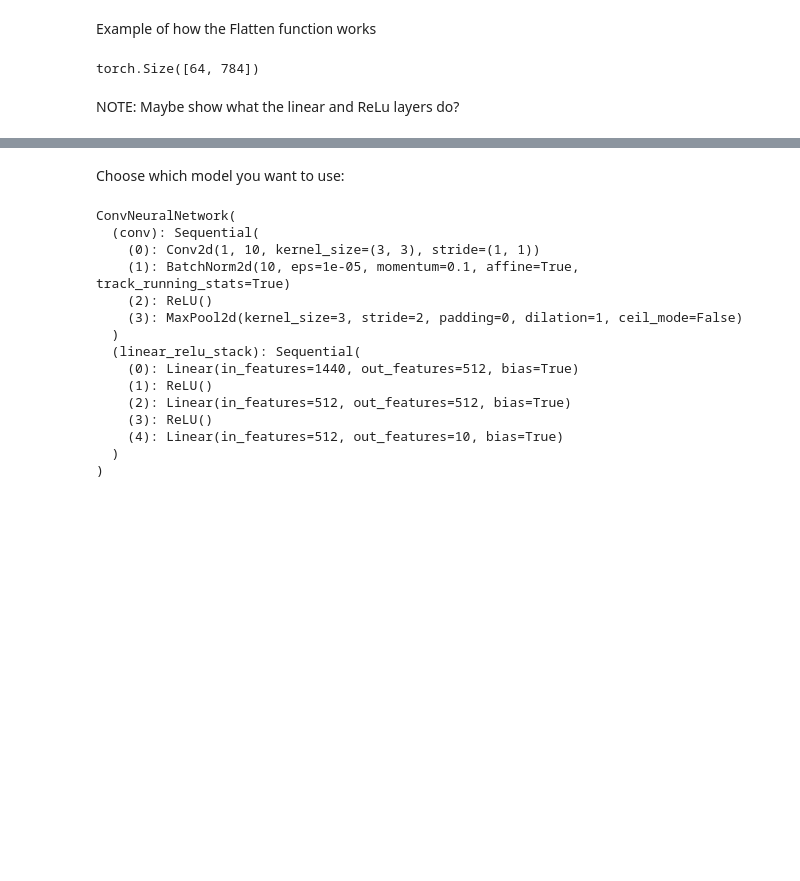
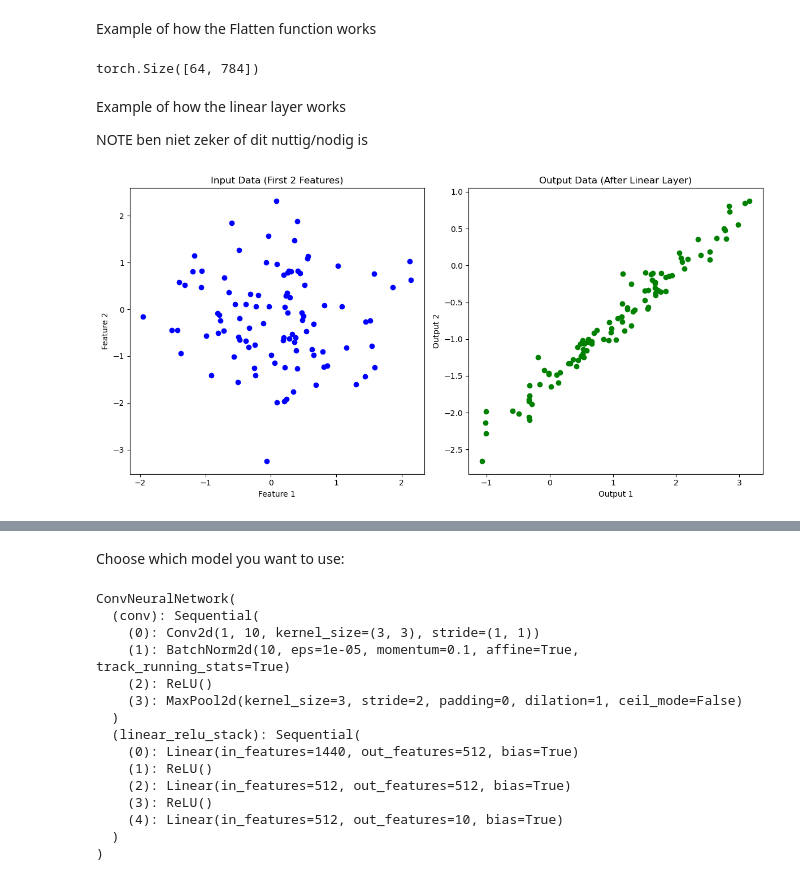
Before and after one commit to helenalecluyse/tutorialPyTorch, a Jupyter notebook: tutorial_notebook.ipynb, the cells around one changed output, grey strips where cells are left out. Drawn from its saved outputs; the diff is of its cells as text; code cells hidden in the pictures; blank space fills up the shorter version.

Commit message:
solves some of the notes

```diff
--- a/tutorial_notebook.ipynb
+++ b/tutorial_notebook.ipynb
@@ -183,5 +185,47 @@ output = flatten(sample_image)
 output.size()
 # %% [output]
 torch.Size([64, 784])
-# %% [markdown]
-NOTE: Maybe show what the linear and ReLu layers do?
+# %% [markdown]
+Example of how the linear layer works
+
+NOTE ben niet zeker of dit nuttig/nodig is
+# %%
+import numpy as np
+import matplotlib.pyplot as plt
+
+# Set a random seed for reproducibility
+np.random.seed(42)
+
+# Generate random input data (100 samples, each with 3 features)
+input_data = np.random.randn(100, 3)
+
+# Initialize random weights (3 inputs -> 2 outputs) and biases (2 outputs)
+weights = np.random.randn(3, 2)
+biases = np.random.randn(2)
+
+# Define the linear layer function
+def linear_layer(x, w, b):
+    return np.dot(x, w) + b
+
+# Apply the linear layer to the input data
+output_data = linear_layer(input_data, weights, biases)
+
+# Plot the first two input features and their corresponding outputs
+fig, axs = plt.subplots(1, 2, figsize=(12, 6))
+
+# Input data plot
+axs[0].scatter(input_data[:, 0], input_data[:, 1], color='blue')
+axs[0].set_title("Input Data (First 2 Features)")
+axs[0].set_xlabel("Feature 1")
+axs[0].set_ylabel("Feature 2")
+
+# Output data plot
+axs[1].scatter(output_data[:, 0], output_data[:, 1], color='green')
+axs[1].set_title("Output Data (After Linear Layer)")
+axs[1].set_xlabel("Output 1")
+axs[1].set_ylabel("Output 2")
+
+plt.tight_layout()
+plt.show()
+# %% [output]
+[figure, added]
```
Also changed, not shown: parts of 9 cells of this notebook.
